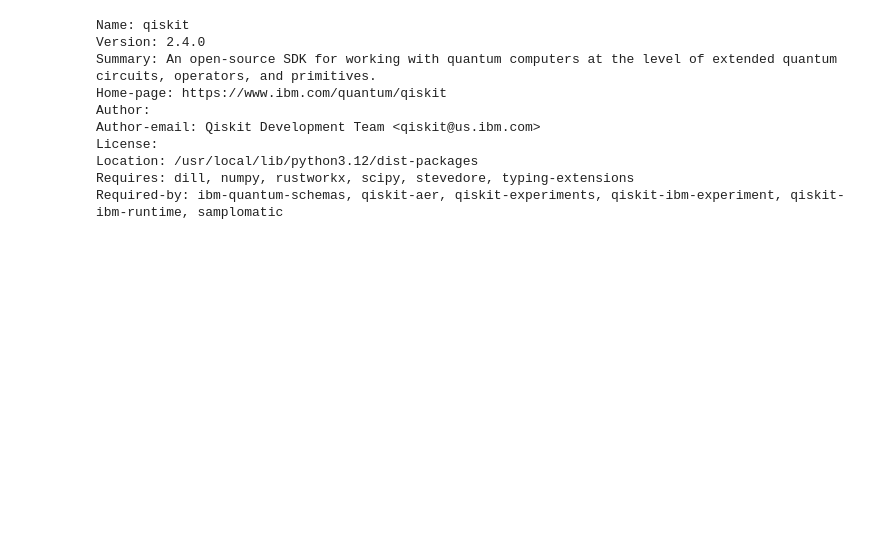
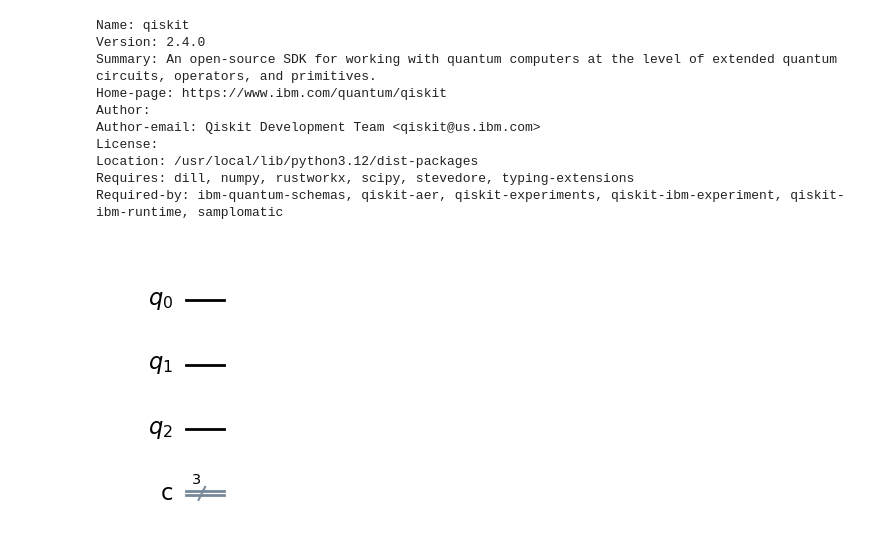
Before and after one commit to LikithaTummapudi/Quantum-Teleportation-Simulator, a Jupyter notebook: Practice.ipynb, the cells around one changed output. Drawn from its saved outputs; the diff is of its cells as text; code cells hidden in the pictures; blank space fills up the shorter version.

Commit message:
created circuits

```diff
--- a/Practice.ipynb
+++ b/Practice.ipynb
@@ -24,0 +28,6 @@ Required-by: ibm-quantum-schemas, qiskit-aer, qiskit-experiments, qiskit-ibm-exp
+# %%
+#creating 3-qubit circuit
+qc=QuantumCircuit(3,3)
+qc.draw(output="mpl")
+# %% [output]
+[figure, added]
```
Also changed, not shown: parts of 3 cells of this notebook.
